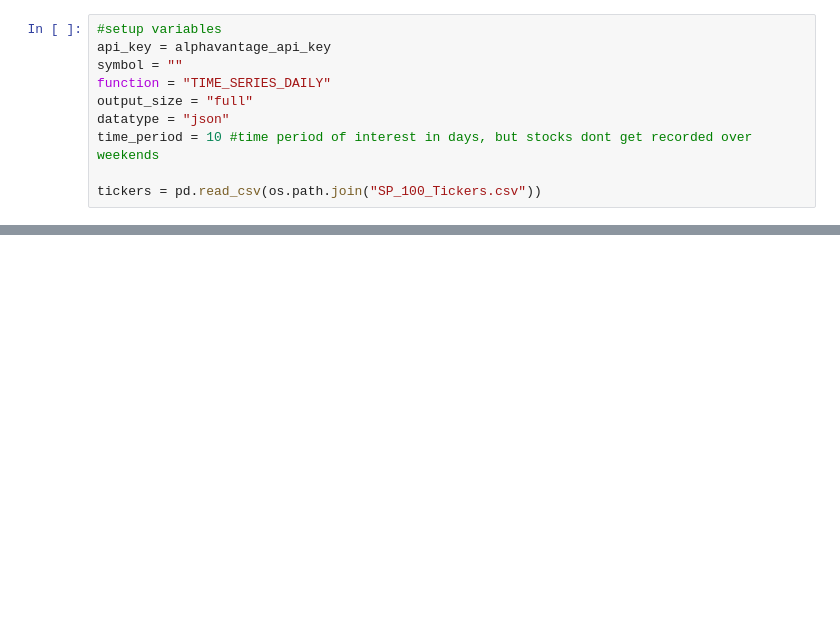
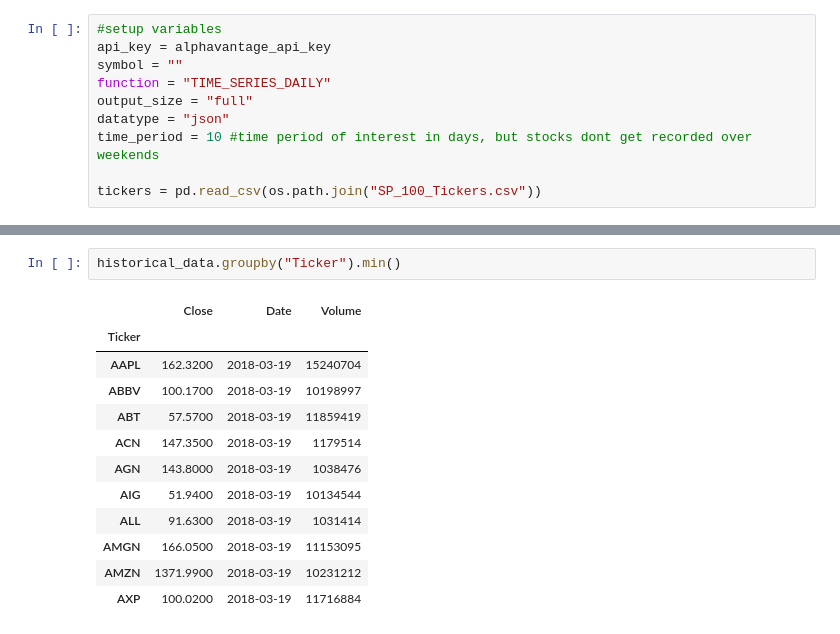
Before and after one commit to klinga88/Python-Data-Analytics-Project, a Jupyter notebook: Historical Stock Data.ipynb, the cells around one changed output, grey strips where cells are left out. Saved outputs shown, nothing was run; the diff lists cells and outputs as text; blank space fills up the shorter version.

```diff
--- a/Historical Stock Data.ipynb
+++ b/Historical Stock Data.ipynb
@@ -66,0 +102,15 @@ Could not get date:2018-06-18 19:19:44.256271
+# %%
+historical_data.groupby("Ticker").min()
+# %% [output]
+|  | Close | Date | Volume |
+| Ticker |  |  |  |
+| AAPL | 162.3200 | 2018-03-19 | 15240704 |
+| ABBV | 100.1700 | 2018-03-19 | 10198997 |
+| ABT | 57.5700 | 2018-03-19 | 11859419 |
+| ACN | 147.3500 | 2018-03-19 | 1179514 |
+| AGN | 143.8000 | 2018-03-19 | 1038476 |
+| AIG | 51.9400 | 2018-03-19 | 10134544 |
+| ALL | 91.6300 | 2018-03-19 | 1031414 |
+| AMGN | 166.0500 | 2018-03-19 | 11153095 |
+| AMZN | 1371.9900 | 2018-03-19 | 10231212 |
+| AXP | 100.0200 | 2018-03-19 | 11716884 |
```
Also changed, not shown: parts of 3 cells of this notebook, 4 other files.
